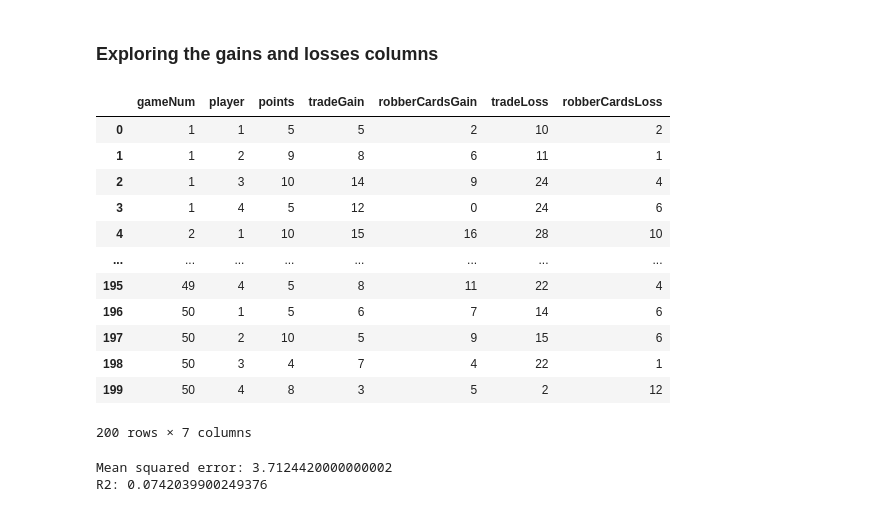
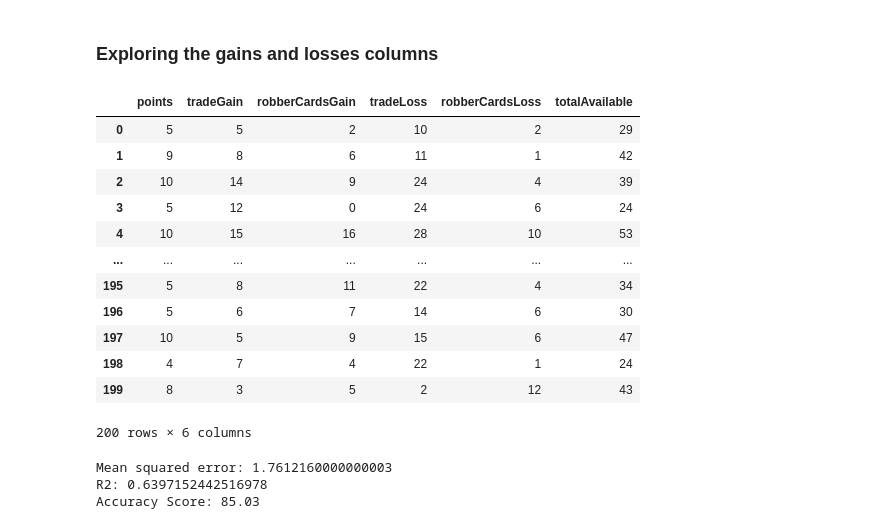
Before and after one commit to okwan91/catanstrategy, a Jupyter notebook: notebooks/Sandbox.ipynb, the cells around one changed output. Drawn from its saved outputs; the diff is of its cells as text; code cells hidden in the pictures.

```diff
--- a/notebooks/Sandbox.ipynb
+++ b/notebooks/Sandbox.ipynb
@@ -154,24 +172,24 @@ Text(0, 0.5, 'Actuals')
 ### Exploring the gains and losses columns
 # %%
 
-# gain_loss = data.drop(columns = ['settlement1_resource1','settlement1_resource2','settlement1_resource3','settlement2_resource1','settlement2_resource2','settlement2_resource3','me','2','3','4','5','6','7','8','9','10','11','12'], inplace = True)
+gain_loss = data.drop(columns = ['settlement1_resource1','settlement1_resource2','settlement1_resource3','settlement2_resource1','settlement2_resource2','settlement2_resource3','me','2','3','4','5','6','7','8','9','10','11','12'], inplace = True)
 
-gain_loss = data.drop(columns = ['settlement1','settlement1_num2','settlement1_num3','settlement2','settlement2_num2','settlement2_num3','production','totalGain','totalLoss', 'totalAvailable','tribute'])
+gain_loss = data.drop(columns = ['settlement1','settlement1_num2','settlement1_num3','settlement2','settlement2_num2','settlement2_num3','production','totalGain','totalLoss','tribute','gameNum','player'])
 gain_loss
 # %% [output]
-|  | gameNum | player | points | tradeGain | robberCardsGain | tradeLoss | robberCardsLoss |
-| 0 | 1 | 1 | 5 | 5 | 2 | 10 | 2 |
-| 1 | 1 | 2 | 9 | 8 | 6 | 11 | 1 |
-| 2 | 1 | 3 | 10 | 14 | 9 | 24 | 4 |
-| 3 | 1 | 4 | 5 | 12 | 0 | 24 | 6 |
-| 4 | 2 | 1 | 10 | 15 | 16 | 28 | 10 |
-| ... | ... | ... | ... | ... | ... | ... | ... |
-| 195 | 49 | 4 | 5 | 8 | 11 | 22 | 4 |
-| 196 | 50 | 1 | 5 | 6 | 7 | 14 | 6 |
-| 197 | 50 | 2 | 10 | 5 | 9 | 15 | 6 |
-| 198 | 50 | 3 | 4 | 7 | 4 | 22 | 1 |
-| 199 | 50 | 4 | 8 | 3 | 5 | 2 | 12 |
+|  | points | tradeGain | robberCardsGain | tradeLoss | robberCardsLoss | totalAvailable |
+| 0 | 5 | 5 | 2 | 10 | 2 | 29 |
+| 1 | 9 | 8 | 6 | 11 | 1 | 42 |
+| 2 | 10 | 14 | 9 | 24 | 4 | 39 |
+| 3 | 5 | 12 | 0 | 24 | 6 | 24 |
+| 4 | 10 | 15 | 16 | 28 | 10 | 53 |
+| ... | ... | ... | ... | ... | ... | ... |
+| 195 | 5 | 8 | 11 | 22 | 4 | 34 |
+| 196 | 5 | 6 | 7 | 14 | 6 | 30 |
+| 197 | 10 | 5 | 9 | 15 | 6 | 47 |
+| 198 | 4 | 7 | 4 | 22 | 1 | 24 |
+| 199 | 8 | 3 | 5 | 2 | 12 | 43 |
-200 rows × 7 columns
+200 rows × 6 columns
 # %%
 X_gain = gain_loss.drop('points', axis = 1)
 y_gain = gain_loss['points']
@@ -183,6 +201,8 @@ gain_fit = gain_model.fit(X_train, y_train)
 y_pred = gain_model.predict(X_test)
 print(f'Mean squared error: {mean_squared_error(y_test, y_pred)}')
 print(f'R2: {r2_score(y_test, y_pred)}')
+print(f'Accuracy Score: {accuracy_(y_test, y_pred)}')
 # %% [output]
-Mean squared error: 3.7124420000000002
-R2: 0.0742039900249376
+Mean squared error: 1.7612160000000003
+R2: 0.6397152442516978
+Accuracy Score: 85.03
```
Also changed, not shown: parts of 40 cells of this notebook.
